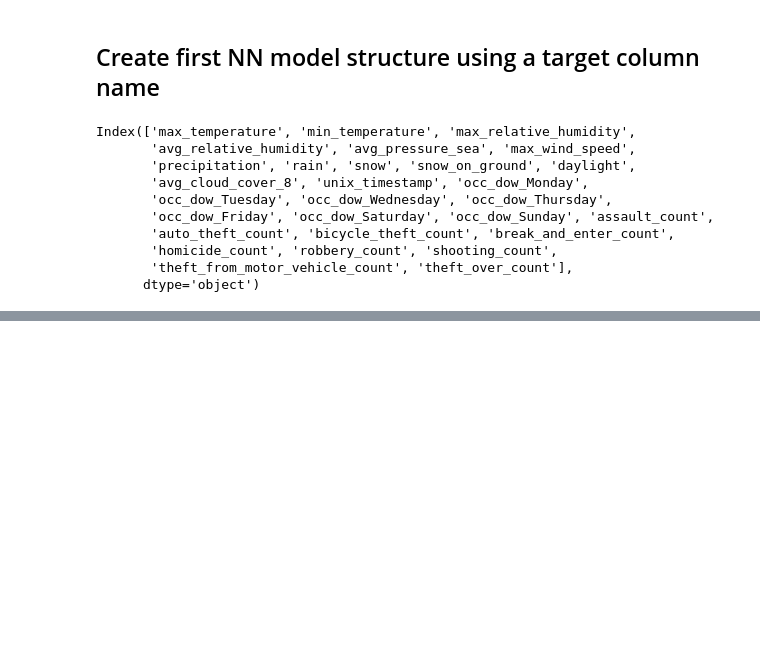
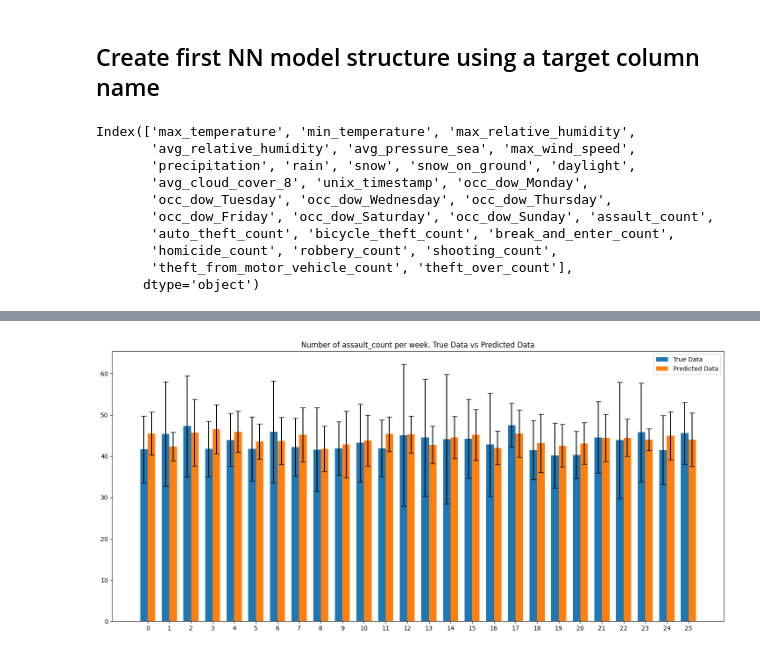
Before and after one commit to MickMarch/Canadian_Homelessness_Analysis, a Jupyter notebook: NN_Model/nn_testing.ipynb, the cells around one changed output, grey strips where cells are left out. Drawn from its saved outputs; the diff is of its cells as text; code cells hidden in the pictures; blank space fills up the shorter version.

Commit message:
Added prelim dataviz to predictions in nn_testing.ipynb

```diff
--- a/NN_Model/nn_testing.ipynb
+++ b/NN_Model/nn_testing.ipynb
@@ -45,7 +45,7 @@ memory usage: 262.6+ KB
 # Convert date into Unix timestamp for NN model
 from datetime import datetime
 df['date'] = pd.to_datetime(df['date'])
-df['unix_timestamp'] = df['date'].astype(int) / 10**9
+df['unix_timestamp'] = df['date'].apply(lambda x: x.timestamp()).astype(int)
 df
 # %% [output]
 |  | date | max_temperature | min_temperature | max_relative_humidity | avg_relative_humidity | ... |
@@ -162,7 +162,7 @@ X_cols = ['max_temperature', 'min_temperature', 'max_relative_humidity',
        'occ_dow_Monday', 'occ_dow_Saturday', 'occ_dow_Sunday',
        'occ_dow_Thursday', 'occ_dow_Tuesday', 'occ_dow_Wednesday']
 
-y_col = ['bicycle_theft_count']
+y_col = 'assault_count'
 
 # Define features and target
 X = df[X_cols]
@@ -266,0 +265,31 @@ Loss: 13.386677142700862, MAE: 2.784313917160034
+# %%
+import matplotlib.pyplot as plt
+import numpy as np
+
+y_pred = nn.predict(X_test_scaled)
+
+# group the data into 14-point intervals and calculate the mean of each interval
+n_intervals = len(y_test) // 14
+y_test_mean = np.mean(y_test[:n_intervals*14].reshape((n_intervals, 14)), axis=1)
+y_test_std = np.std(y_test[:n_intervals*14].reshape((n_intervals, 14)), axis=1)
+
+y_pred_mean = np.mean(y_pred[:n_intervals*14].reshape((n_intervals, 14)), axis=1)
+y_pred_std = np.std(y_pred[:n_intervals*14].reshape((n_intervals, 14)), axis=1)
+
+# set the width of each bar
+bar_width = 0.35
+
+# create the x-axis positions for the bars
+x_pos_true = np.arange(n_intervals)
+x_pos_pred = x_pos_true + bar_width
+
+# plot the test data and predicted data with side-by-side bars
+fig, ax = plt.subplots(figsize=(18, 8))
+ax.set_title(f"Number of {y_col} per week. True Data vs Predicted Data")
+ax.bar(x_pos_true, y_test_mean, width=bar_width, label="True Data", yerr=y_test_std, capsize=4)
+ax.bar(x_pos_pred, y_pred_mean, width=bar_width, label="Predicted Data", yerr=y_pred_std, capsize=4)
+ax.set_xticks(x_pos_true + bar_width / 2)
+ax.set_xticklabels(np.arange(n_intervals))
+ax.legend()
+plt.show()
+# %% [output]
@@ -266,0 +297 @@ Loss: 13.386677142700862, MAE: 2.784313917160034
+[figure, added]
```
Also changed, not shown: parts of 5 cells of this notebook.
